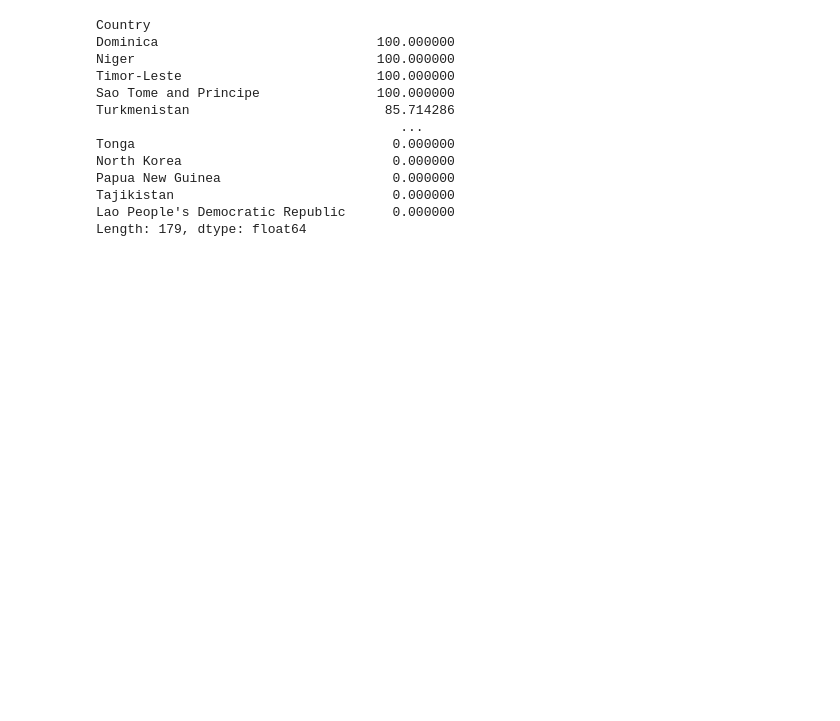
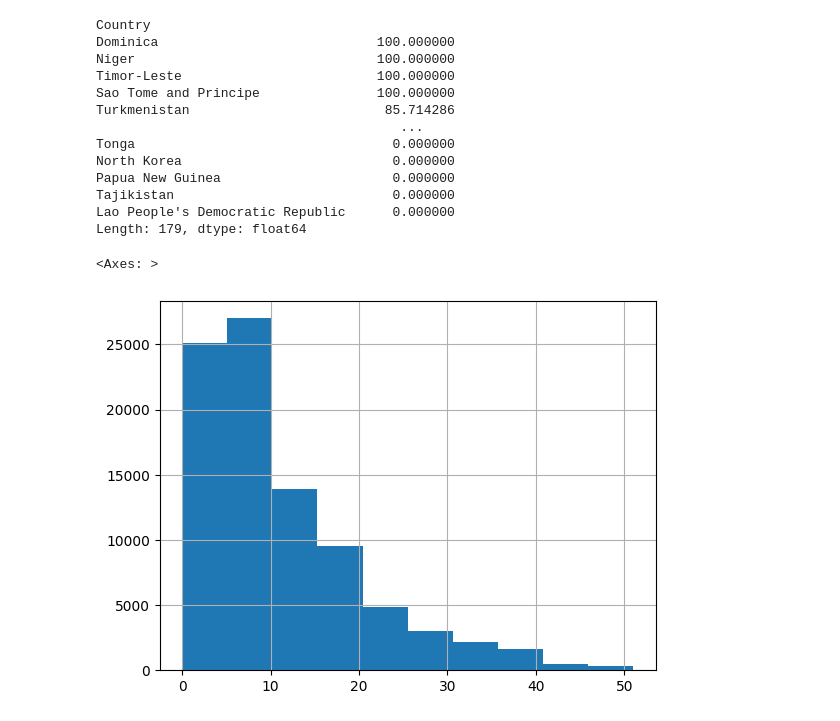
Before and after one commit to ppvan/ML, a Jupyter notebook: pandas/stack_overflow.ipynb, the cells around one changed output. Saved outputs shown, nothing was run; the diff lists cells and outputs as text; code cells hidden in the pictures; blank space fills up the shorter version.

```diff
--- a/pandas/stack_overflow.ipynb
+++ b/pandas/stack_overflow.ipynb
@@ -1,8 +1,9 @@
 # %%
 # Path: pandas/getting_started.ipynb
 import pandas as pd
+na_vals = ['NA', 'Missing']
+
+df = pd.read_csv("./data/survey_results_public.csv", index_col="Respondent", na_values=na_vals)
-# %%
-df = pd.read_csv("./data/survey_results_public.csv", index_col="Respondent")
 # %%
 df.head(10)
 # %% [output]
@@ -332,3 +333,13 @@ Papua New Guinea                      0.000000
 Tajikistan                            0.000000
 Lao People's Democratic Republic      0.000000
 Length: 179, dtype: float64
+# %%
+df["YearsCode"].replace("Less than 1 year", 0, inplace=True)
+df["YearsCode"].replace("More than 50 years", 51, inplace=True)
+# %%
+df["YearsCode"] = df["YearsCode"].astype(float)
+# %%
+df["YearsCode"].hist()
+# %% [output]
+<Axes: >
+[figure, added]
```
Also changed, not shown: 1 other file.
